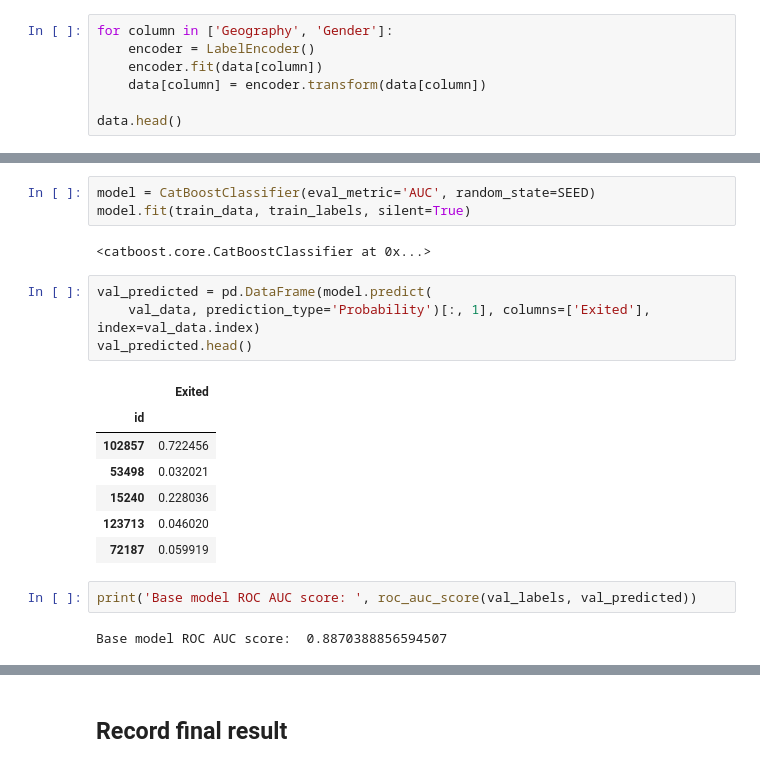
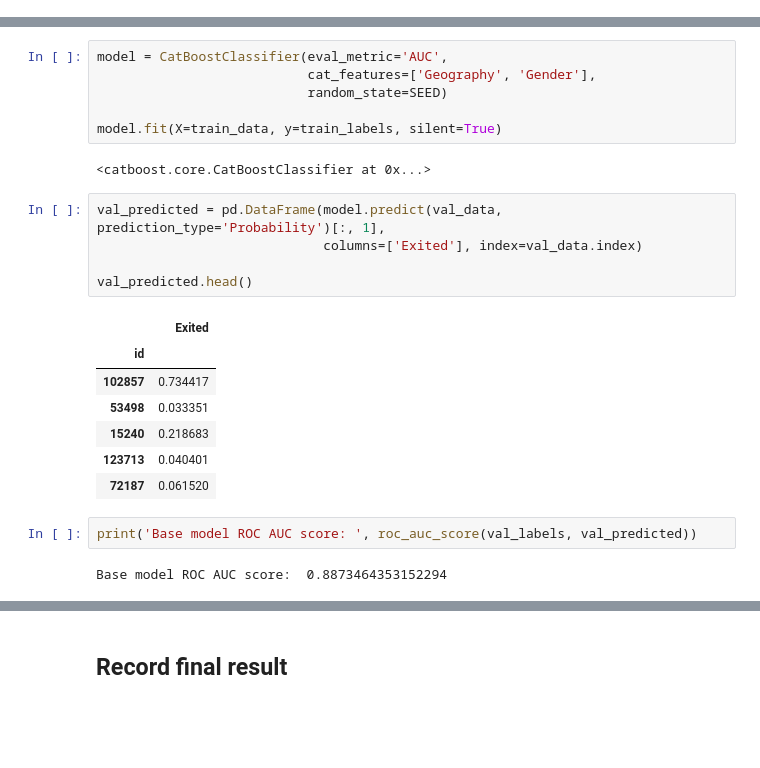
Before and after one commit to qw1zzard/playground-series-s4e1, a Jupyter notebook: working/playground-series-s4e1.ipynb, the cells around one changed output, grey strips where cells are left out. Drawn from its saved outputs; the diff is of its cells as text; blank space fills up the shorter version.

```diff
--- a/working/playground-series-s4e1.ipynb
+++ b/working/playground-series-s4e1.ipynb
@@ -114,10 +116,3 @@ data.head()
 | 2 | 678 | France | Male | 40.0 | 10 | 0.00 | 2 | 1.0 | 0.0 | ... |
 | 3 | 581 | France | Male | 34.0 | 2 | 148882.54 | 1 | 1.0 | 1.0 | ... |
 | 4 | 716 | Spain | Male | 33.0 | 5 | 0.00 | 2 | 1.0 | 1.0 | ... |
-# %%
-for column in ['Geography', 'Gender']:
-    encoder = LabelEncoder()
-    encoder.fit(data[column])
-    data[column] = encoder.transform(data[column])
-
-data.head()
@@ -183,23 +164,27 @@ memory usage: 515.7 KB
 # %% [markdown]
 ## Prepare model
 # %%
-model = CatBoostClassifier(eval_metric='AUC', random_state=SEED)
-model.fit(train_data, train_labels, silent=True)
+model = CatBoostClassifier(eval_metric='AUC',
+                           cat_features=['Geography', 'Gender'],
+                           random_state=SEED)
+
+model.fit(X=train_data, y=train_labels, silent=True)
 # %% [output]
 <catboost.core.CatBoostClassifier at 0x...>
 # %%
-val_predicted = pd.DataFrame(model.predict(
-    val_data, prediction_type='Probability')[:, 1], columns=['Exited'], index=val_data.index)
+val_predicted = pd.DataFrame(model.predict(val_data, prediction_type='Probability')[:, 1],
+                             columns=['Exited'], index=val_data.index)
+
 val_predicted.head()
 # %% [output]
 |  | Exited |
 | id |  |
-| 102857 | 0.722456 |
-| 53498 | 0.032021 |
-| 15240 | 0.228036 |
-| 123713 | 0.046020 |
-| 72187 | 0.059919 |
+| 102857 | 0.734417 |
+| 53498 | 0.033351 |
+| 15240 | 0.218683 |
+| 123713 | 0.040401 |
+| 72187 | 0.061520 |
 # %%
 print('Base model ROC AUC score: ', roc_auc_score(val_labels, val_predicted))
 # %% [output]
-Base model ROC AUC score:  0.8870388856594507
+Base model ROC AUC score:  0.8873464353152294
```
Also changed, not shown: parts of 13 cells of this notebook, 2 other files.
